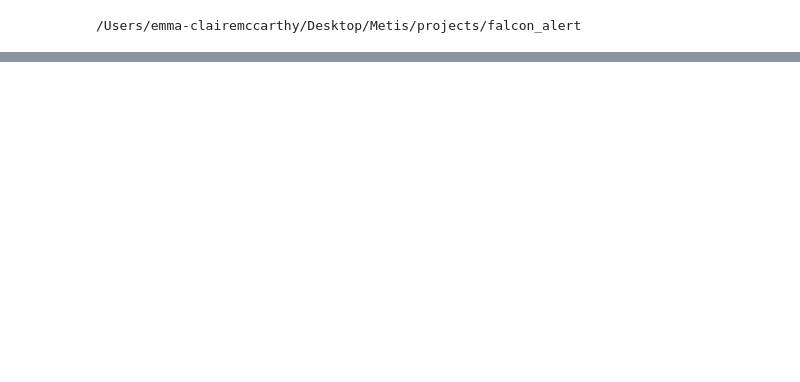
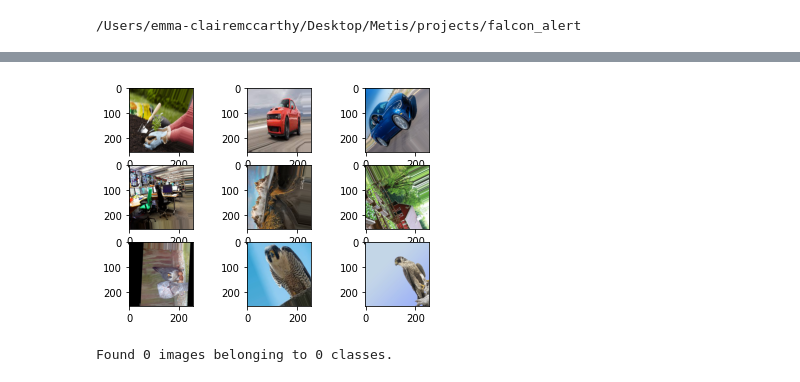
Before and after one commit to emmamcclaire/falcon_alert, a Jupyter notebook: png_processing.ipynb, the cells around one changed output, grey strips where cells are left out. Drawn from its saved outputs; the diff is of its cells as text; code cells hidden in the pictures; blank space fills up the shorter version.

```diff
--- a/png_processing.ipynb
+++ b/png_processing.ipynb
@@ -78,4 +39,0 @@ some_test_path = 'per_imgs/some_test'
-# %%
-image = plt.imread('per_imgs/some_test/per/5_06-00068.png')
-
-type(image)
@@ -98,0 +95,17 @@ ValueError: cannot reshape array of size 2488320 into shape (256,256,3)
+# %%
+for i in range(9):
+    plt.subplot(330 + 1 + i)
+
+    batch = augmented_data.next()
+
+    image = batch[0][0].astype('uint8')
+
+    plt.imshow(image)
+
+plt.show()
+# %% [output]
+[figure, added]
+# %%
+pos_aug = augmenter.flow(directory = pos_path, target_size = (256, 256), batch_size = 10)
+# %% [output]
+Found 0 images belonging to 0 classes.
```
Also changed, not shown: parts of 21 cells of this notebook, 4 other files.
